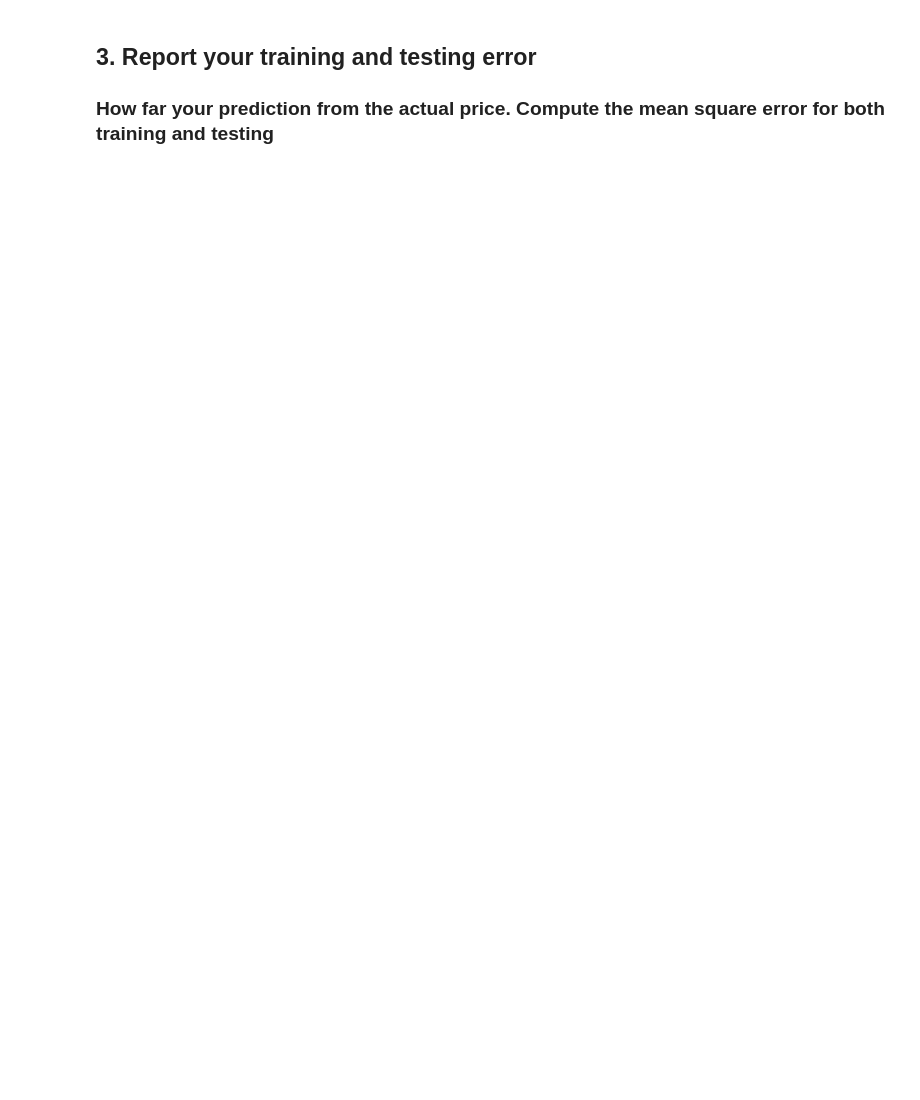
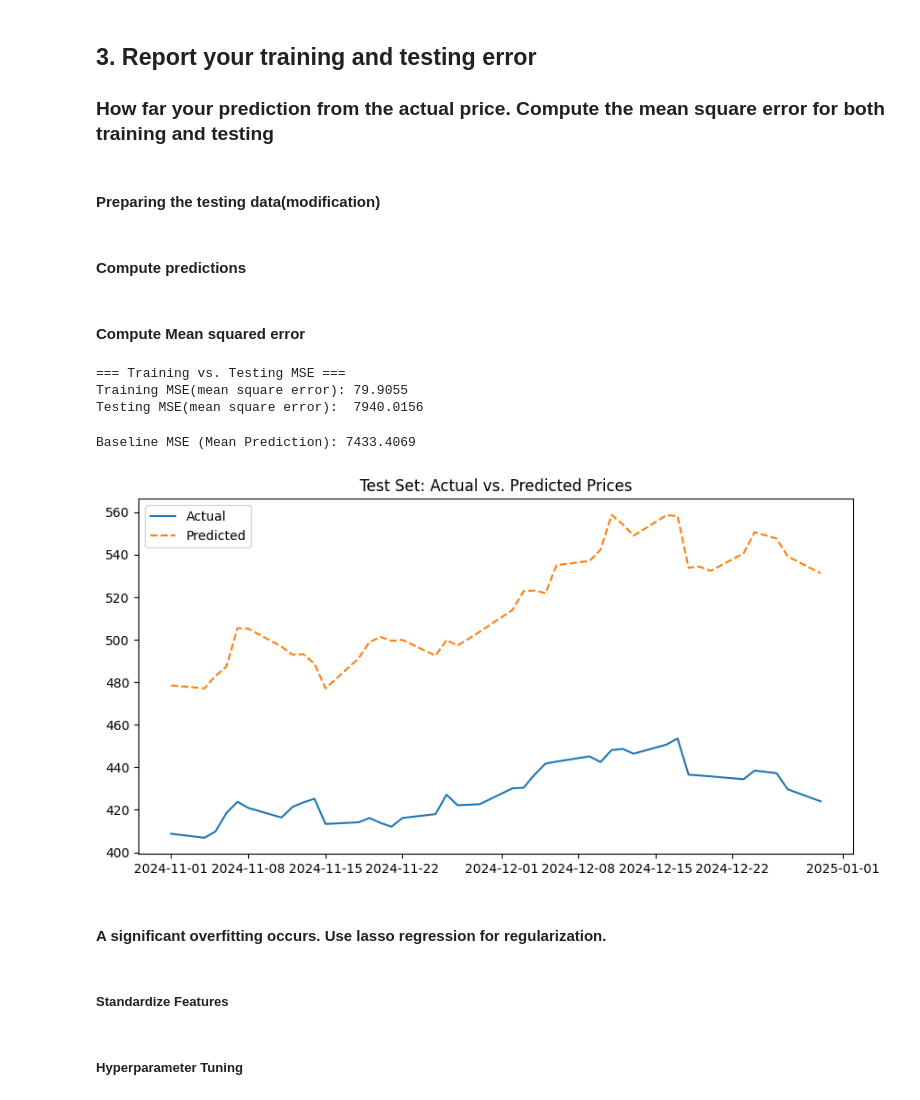
Before and after one commit to fantasybarry/MSFT-Prediction, a Jupyter notebook: hw1.ipynb, the cells around one changed output. Saved outputs shown, nothing was run; the diff lists cells and outputs as text; code cells hidden in the pictures; blank space fills up the shorter version.

```diff
--- a/hw1.ipynb
+++ b/hw1.ipynb
@@ -141,0 +265,64 @@ Date
+# %% [markdown]
+#### Preparing the testing data(modification)
+# %%
+# Your solution here
+
+start_date_test='2024-11-01'
+end_date_test='2024-12-31'
+
+# Fetch testing data
+X_test = get_prices(feature_stocks, start_date_test, end_date_test)
+y_test = get_prices([predict_stock], start_date_test, end_date_test).squeeze()
+
+# Align dates
+common_dates_test = X_test.index.intersection(y_test.index)
+X_test = X_test.loc[common_dates_test]
+y_test = y_test.loc[common_dates_test]
+
+# Add intercept term to testing data
+X_test_design = np.column_stack([np.ones(len(X_test)), X_test.values])
+# %% [markdown]
+#### Compute predictions
+# %%
+y_pred_train = X @ w
+y_pred_test = X_test_design @ w
+# %% [markdown]
+#### Compute Mean squared error
+# %%
+def mean_squared_error(y_true, y_pred):
+    return np.mean((y_true - y_pred) ** 2)
+
+# Training MSE
+mse_train = mean_squared_error(y_train, y_pred_train)
+
+# Testing MSE
+mse_test = mean_squared_error(y_test, y_pred_test)
+
+print("=== Training vs. Testing MSE ===")
+print(f"Training MSE(mean square error): {mse_train:.4f}")
+print(f"Testing MSE(mean square error):  {mse_test:.4f}")
+# %% [output]
+=== Training vs. Testing MSE ===
+Training MSE(mean square error): 79.9055
+Testing MSE(mean square error):  7940.0156
+# %%
+# Baseline model (predict mean of y_train)
+y_baseline = np.mean(y_train) * np.ones_like(y_test)
+mse_baseline = mean_squared_error(y_test, y_baseline)
+
+print(f"\nBaseline MSE (Mean Prediction): {mse_baseline:.4f}")
+# %% [output]
+Baseline MSE (Mean Prediction): 7433.4069
+# %%
+plt.figure(figsize=(10, 5))
+plt.plot(y_test.index, y_test, label='Actual')
+plt.plot(y_test.index, y_pred_test, label='Predicted', linestyle='--')
+plt.title('Test Set: Actual vs. Predicted Prices')
+plt.legend()
+plt.show()
+# %% [output]
+[figure, added]
+# %% [markdown]
+#### A significant overfitting occurs. Use lasso regression for regularization.
+# %% [markdown]
+##### Standardize Features
@@ -141,0 +346,2 @@ Date
+# %% [markdown]
+##### Hyperparameter Tuning
```
Also changed, not shown: parts of 46 cells of this notebook, 2 other files.
